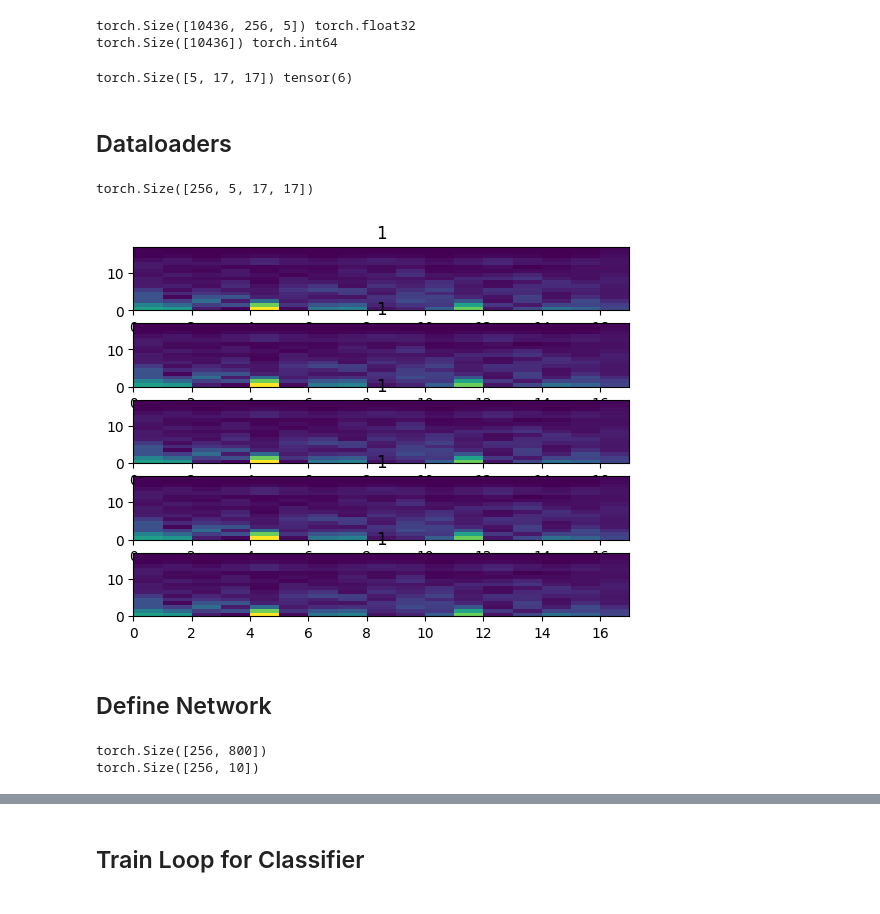
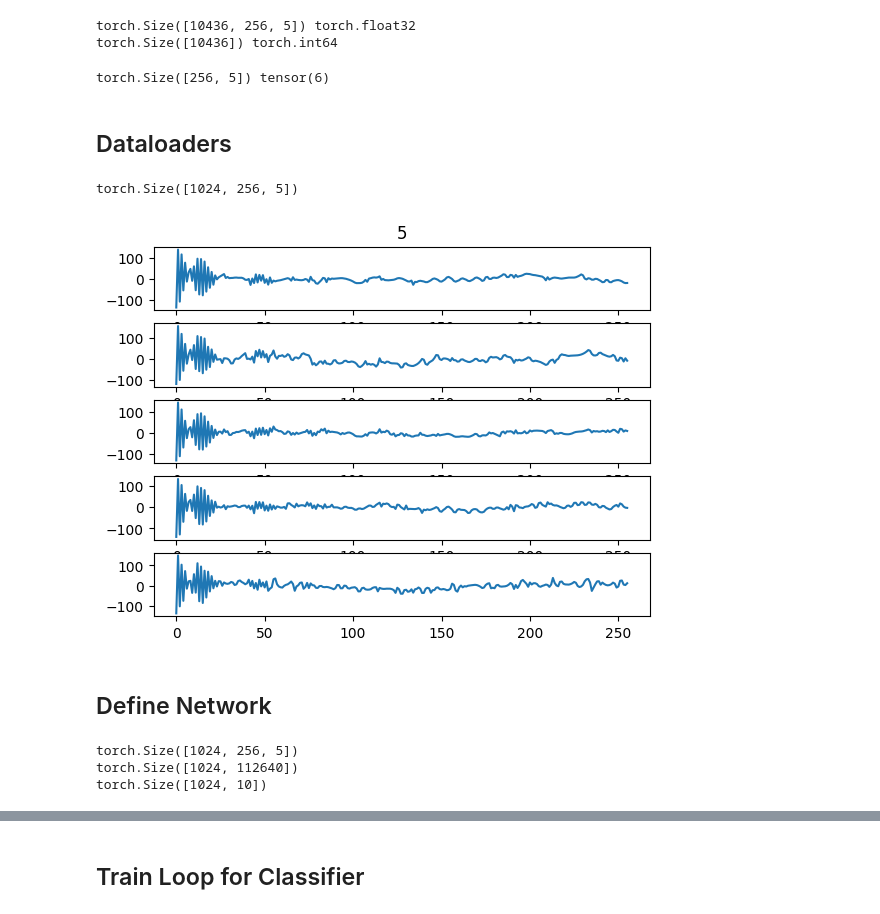
Before and after one commit to astiwana/eeg2image, a Jupyter notebook: eeg2image.ipynb, the cells around one changed output, grey strips where cells are left out. Cells and saved outputs as stored; diff of their text form; code cells hidden in the pictures.

```diff
--- a/eeg2image.ipynb
+++ b/eeg2image.ipynb
@@ -7,8 +7,8 @@ from tqdm import tqdm
 # %% [markdown]
 ## Hyperparams
 # %%
-n_epochs = 10
-batch_size = 256
+n_epochs = 1
+batch_size = 1024
 
 n_features = 128
 projection_dim = 128
@@ -25,6 +25,6 @@ n_classes = 10
 show_acc_freq = 1
 
 device = "cuda" if torch.cuda.is_available() else "cpu"
-# device = "mps" if torch.backends.mps.is_available() else device
+device = "mps" if torch.backends.mps.is_available() else device
 print(device)
 # %% [output]
@@ -64,7 +64,7 @@ torch.Size([10436, 256, 5]) torch.float32
 torch.Size([10436]) torch.int64
 # %%
 from torch.utils.data import Dataset
-from brainflow.data_filter import DataFilter, FilterTypes, DetrendOperations, WindowOperations, WaveletTypes
+from brainflow.data_filter import DetrendOperations, NoiseTypes, DataFilter, FilterTypes, WaveletTypes, WaveletDenoisingTypes, ThresholdTypes, NoiseEstimationLevelTypes, WaveletExtensionTypes
 from scipy import signal
 
 class EEGDataset(Dataset):
@@ -80,20 +80,17 @@ class EEGDataset(Dataset):
         sampling_rate = 128
 
         for channel in range(n_channels):
-            DataFilter.perform_highpass(eeg[channel], sampling_rate, 0.1, 5, FilterTypes.BUTTERWORTH)
-            DataFilter.perform_bandstop(eeg[channel], sampling_rate, 59, 61)
+            # DataFilter.perform_highpass(eeg[channel], sampling_rate, 0.1, 5, FilterTypes.BUTTERWORTH, 0)
+            DataFilter.remove_environmental_noise(eeg[channel], sampling_rate, NoiseTypes.SIXTY)
+            DataFilter.detrend(eeg[channel], DetrendOperations.LINEAR)
+            DataFilter.perform_wavelet_denoising(eeg[channel], WaveletTypes.DB4, 3,
+                                                 WaveletDenoisingTypes.SURESHRINK, ThresholdTypes.HARD,
+                                                 WaveletExtensionTypes.SYMMETRIC, NoiseEstimationLevelTypes.FIRST_LEVEL)
 
-        eeg = torch.from_numpy(eeg.transpose()).float()
-        stfts = []
-        for i in range(n_channels):
-            sampling_freq = 128
-            window_size = 32
-            f, t, Zxx = signal.stft(eeg[:, i], sampling_freq, nperseg=window_size)
 
-            stfts.append(np.abs(Zxx))
+        eeg = torch.FloatTensor(eeg.transpose())
 
-        stfts = torch.FloatTensor(stfts)
-        return stfts, label
+        return eeg, label
 
     def __len__(self):
         return len(self.eegs)
@@ -104,31 +101,32 @@ test_data = EEGDataset(test_eegs, test_labels)
 eeg, label = train_data[0]
 print(eeg.shape, label)
 # %% [output]
-torch.Size([5, 17, 17]) tensor(6)
+torch.Size([256, 5]) tensor(6)
 # %% [markdown]
 ## Dataloaders
 # %%
 from torch.utils.data import DataLoader
 
 test_loader = DataLoader(test_data, batch_size=batch_size, shuffle=True)
 train_loader = DataLoader(train_data, batch_size=batch_size, shuffle=True)
 
 import matplotlib.pyplot as plt
-from scipy import signal
 
 %matplotlib inline
 for eegs, labels in train_loader:
     print(eegs.shape)
 
     plt.figure()
     for i in range(n_channels):
         plt.subplot(n_channels, 1, i + 1)
-        plt.pcolormesh(eegs[0][0])
-        plt.title(labels[0].item())
+        plt.plot(eegs[0][:, i])
+
+        if i == 0:
+            plt.title(labels[0].item())
 
     break
 # %% [output]
-torch.Size([256, 5, 17, 17])
+torch.Size([1024, 256, 5])
-[figure, old version]
+[figure, new version]
 # %% [markdown]
 ## Define Network
@@ -145,18 +133,33 @@ torch.Size([256, 5, 17, 17])
 # %%
-from models import EEGCNN, ClassificationHead
+# from models import EEGCNN, ClassificationHead
 
-model = EEGCNN(n_channels, 16, 32)
-classifier = ClassificationHead(800)
+# model = EEGCNN(n_channels, 16, 32)
+# classifier = ClassificationHead(800)
 
-with torch.no_grad():
-    i, (eeg, label) = next(enumerate(train_loader))
-    embed = model(eeg)
-    print(embed.shape)
-    y = classifier(embed)
-    print(y.shape)
+# with torch.no_grad():
+#     i, (eeg, label) = next(enumerate(train_loader))
+#     embed = model(eeg)
+#     print(embed.shape)
+#     y = classifier(embed)
+#     print(y.shape)
-# %% [output]
-torch.Size([256, 800])
-torch.Size([256, 10])
+# %%
+from models import EEGFeatNet, ClassificationHead
+
+hidden_size = 220
+model = EEGFeatNet(n_channels, hidden_size).to(device)
+classifier = ClassificationHead(hidden_size * 2 * seq_len).to(device)
+with torch.no_grad():
+    i, (eeg, label) = next(enumerate(train_loader))
+    eeg = eeg.to(device)
+    print(eeg.shape)
+    embed = model(eeg)
+    print(embed.shape)
+    y = classifier(embed)
+    print(y.shape)
+# %% [output]
+torch.Size([1024, 256, 5])
+torch.Size([1024, 112640])
+torch.Size([1024, 10])
 # %%
 f"All Parameters: {sum(p.numel() for p in model.parameters())}"
 # %% [output]
```
Also changed, not shown: parts of 6 cells of this notebook, 1 other file.
